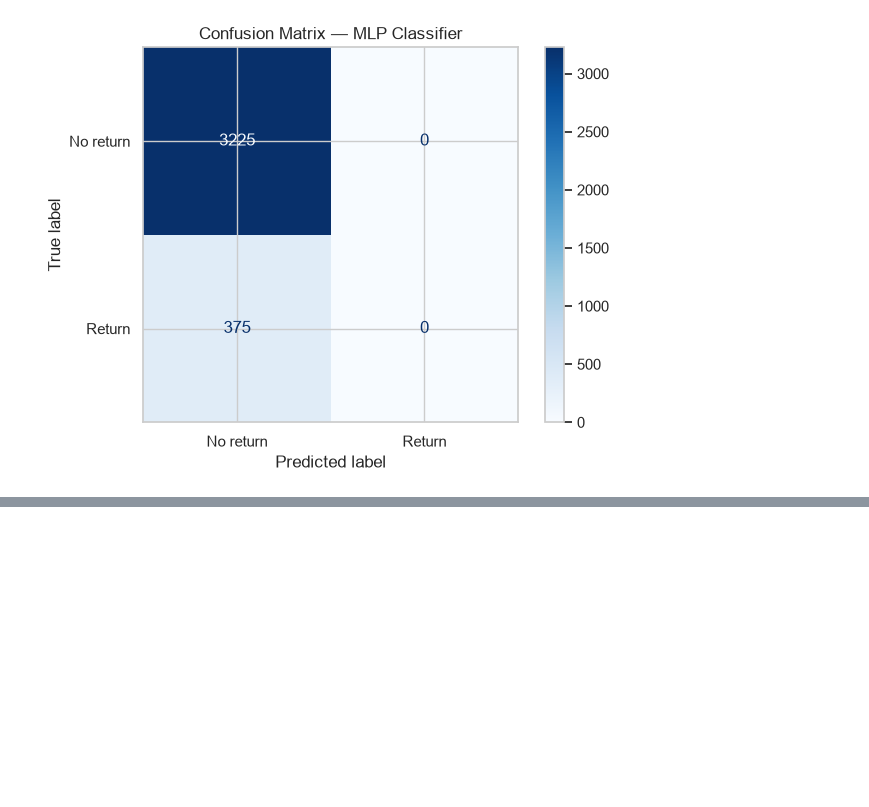
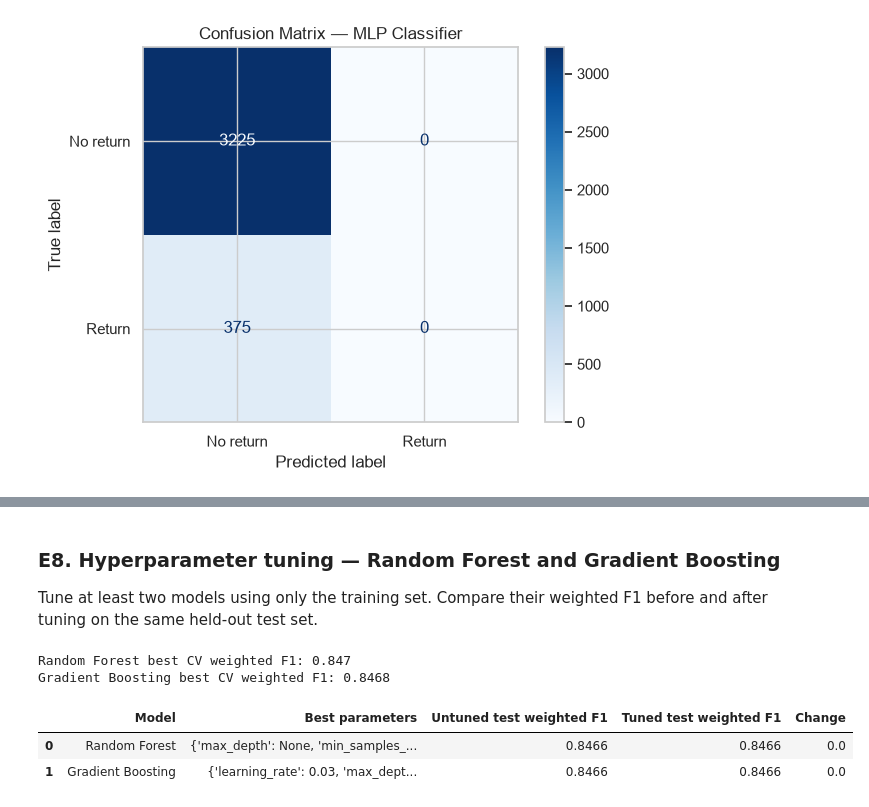
Before and after one commit to Ramjith821/RetailSalestest, a Jupyter notebook: Retail_store.ipynb, the cells around one changed output, grey strips where cells are left out. Saved outputs shown, nothing was run; the diff lists cells and outputs as text; code cells hidden in the pictures; blank space fills up the shorter version.

```diff
--- a/Retail_store.ipynb
+++ b/Retail_store.ipynb
@@ -1355,0 +1414,34 @@ weighted avg       0.80      0.90      0.85      3600
+# %% [markdown]
+### E8. Hyperparameter tuning — Random Forest and Gradient Boosting
+
+Tune at least two models using only the training set. Compare their weighted F1 before and after tuning on the same held-out test set.
+# %%
+rf_tuning = GridSearchCV(
+    RandomForestClassifier(class_weight="balanced", random_state=RANDOM_STATE, n_jobs=-1),
+    {"n_estimators": [100, 200], "max_depth": [None, 12], "min_samples_leaf": [1, 3]},
+    scoring="f1_weighted", cv=3, n_jobs=-1, refit=True
+)
+rf_tuning.fit(Xc_train_p, yc_train)
+
+gb_tuning = GridSearchCV(
+    GradientBoostingClassifier(random_state=RANDOM_STATE),
+    {"n_estimators": [100, 150], "learning_rate": [0.03, 0.1], "max_depth": [2, 3]},
+    scoring="f1_weighted", cv=3, n_jobs=-1, refit=True
+)
+gb_tuning.fit(Xc_train_p, yc_train)
+
+tuning_rows = []
+for label, base, search in [("Random Forest", rf_classifier, rf_tuning), ("Gradient Boosting", gb_classifier, gb_tuning)]:
+    base_pred = base.predict(Xc_test_p)
+    tuned_pred = search.best_estimator_.predict(Xc_test_p)
+    base_f1 = f1_score(yc_test, base_pred, average="weighted", zero_division=0)
+    tuned_f1 = f1_score(yc_test, tuned_pred, average="weighted", zero_division=0)
+    tuning_rows.append({"Model": label, "Best parameters": search.best_params_, "Untuned test weighted F1": base_f1, "Tuned test weighted F1": tuned_f1, "Change": tuned_f1-base_f1})
+    print(label, "best CV weighted F1:", round(search.best_score_, 4))
+display(pd.DataFrame(tuning_rows).round(4))
+# %% [output]
+Random Forest best CV weighted F1: 0.847
+Gradient Boosting best CV weighted F1: 0.8468
+|  | Model | Best parameters | Untuned test weighted F1 | Tuned test weighted F1 | Change |
+| 0 | Random Forest | {'max_depth': None, 'min_samples_... | 0.8466 | 0.8466 | 0.0 |
+| 1 | Gradient Boosting | {'learning_rate': 0.03, 'max_dept... | 0.8466 | 0.8466 | 0.0 |
```
Also changed, not shown: parts of 4 cells of this notebook.
